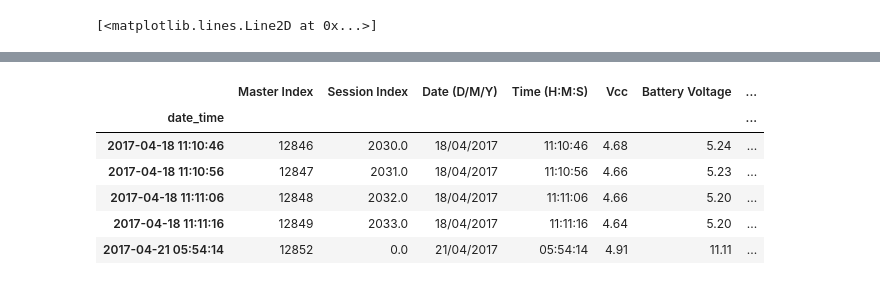
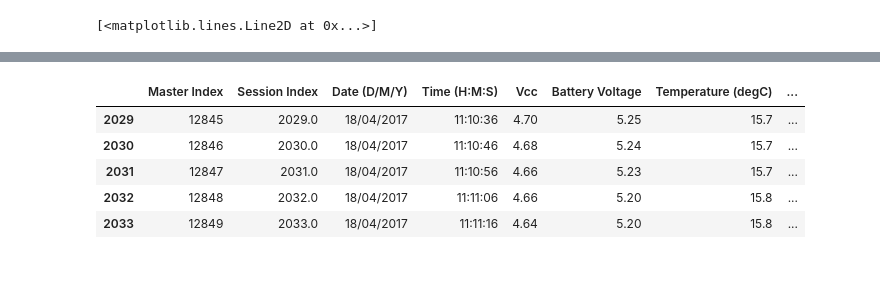
Before and after one commit to jack-whittle/PyEasyPlot, a Jupyter notebook: notebooks/PegasusDataView.ipynb, the cells around one changed output, grey strips where cells are left out. Saved outputs shown, nothing was run; the diff lists cells and outputs as text; code cells hidden in the pictures.

```diff
--- a/notebooks/PegasusDataView.ipynb
+++ b/notebooks/PegasusDataView.ipynb
@@ -13,17 +13,15 @@ data.head(5)
 | 3 | 10819 | 3.0 | 18/04/2017 | 05:32:34 | 4.96 | 12.07 | 7.5 | ... |
 | 4 | 10820 | 4.0 | 18/04/2017 | 05:32:44 | 4.94 | 12.07 | 7.5 | ... |
 # %%
+# Remove null dates
+null_dates = data['Date (D/M/Y)'] == '0/0/0'
+data = data[~null_dates]
 date_str = data['Date (D/M/Y)']
 time_str = data['Time (H:M:S)']
 datetime_str = date_str + 'T' + time_str
-null_dates = datetime_str == '0/0/0T00:01:00'
-# Remove rows with null dates
-datetime_str = datetime_str[~null_dates]
-data = data[~null_dates]
+# Create datetime column
 datetimes = pd.to_datetime(datetime_str, format='%d/%m/%YT%H:%M:%S')
 data['date_time'] = datetimes
-# data.index = data['date_time']
-# del data['date_time']
 data.head(5)
 # %% [output]
 |  | Master Index | Session Index | Date (D/M/Y) | Time (H:M:S) | Vcc | Battery Voltage | Temperature (degC) | ... |
@@ -58,5 +53,4 @@ TypeError: difference() missing 1 required positional argument: 'other'
 # %%
-data['tvalue'] = data.index
-data['tdelta'] = (data['tvalue']-data['tvalue'].shift()).fillna(0)
+data['tdelta'] = (data['date_time']-data['date_time'].shift()).fillna(0)
 data.head(5)
 # %% [output]
@@ -78,14 +75,13 @@ TypeError: Cannot convert input to Timestamp
 # %%
-df1 = data[:gaps[0]]
+df1 = data[:gaps[0]-2]
 df1.tail(5)
 # %% [output]
-|  | Master Index | Session Index | Date (D/M/Y) | Time (H:M:S) | Vcc | Battery Voltage | ... |
-| date_time |  |  |  |  |  |  | ... |
-| 2017-04-18 11:10:46 | 12846 | 2030.0 | 18/04/2017 | 11:10:46 | 4.68 | 5.24 | ... |
-| 2017-04-18 11:10:56 | 12847 | 2031.0 | 18/04/2017 | 11:10:56 | 4.66 | 5.23 | ... |
-| 2017-04-18 11:11:06 | 12848 | 2032.0 | 18/04/2017 | 11:11:06 | 4.66 | 5.20 | ... |
-| 2017-04-18 11:11:16 | 12849 | 2033.0 | 18/04/2017 | 11:11:16 | 4.64 | 5.20 | ... |
-| 2017-04-21 05:54:14 | 12852 | 0.0 | 21/04/2017 | 05:54:14 | 4.91 | 11.11 | ... |
+|  | Master Index | Session Index | Date (D/M/Y) | Time (H:M:S) | Vcc | Battery Voltage | Temperature (degC) | ... |
+| 2029 | 12845 | 2029.0 | 18/04/2017 | 11:10:36 | 4.70 | 5.25 | 15.7 | ... |
+| 2030 | 12846 | 2030.0 | 18/04/2017 | 11:10:46 | 4.68 | 5.24 | 15.7 | ... |
+| 2031 | 12847 | 2031.0 | 18/04/2017 | 11:10:56 | 4.66 | 5.23 | 15.7 | ... |
+| 2032 | 12848 | 2032.0 | 18/04/2017 | 11:11:06 | 4.66 | 5.20 | 15.8 | ... |
+| 2033 | 12849 | 2033.0 | 18/04/2017 | 11:11:16 | 4.64 | 5.20 | 15.8 | ... |
 # %%
 df2 = data[gaps[0]:gaps[1]]
 df2.head(5)
```
Also changed, not shown: parts of 6 cells of this notebook.
